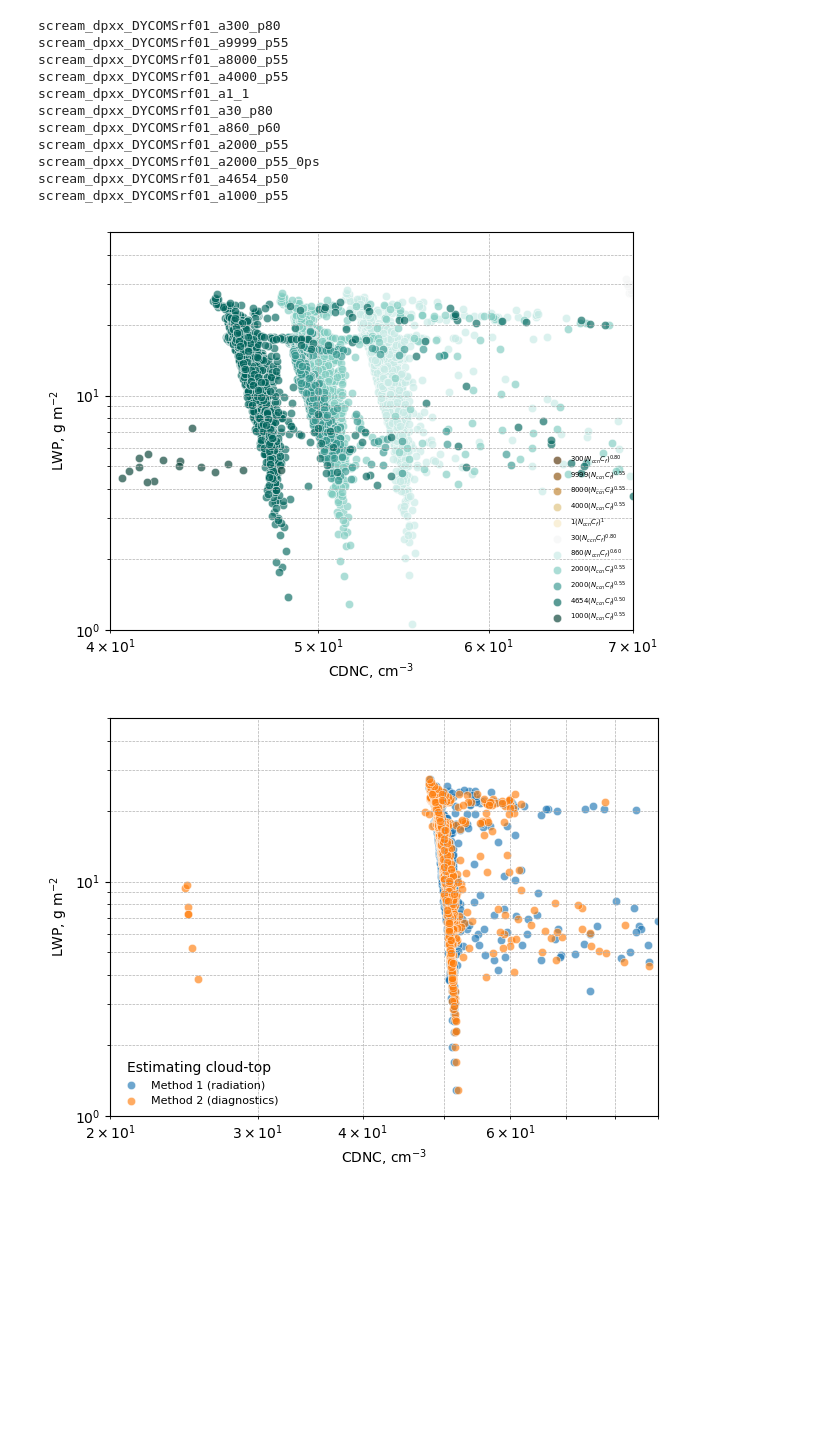
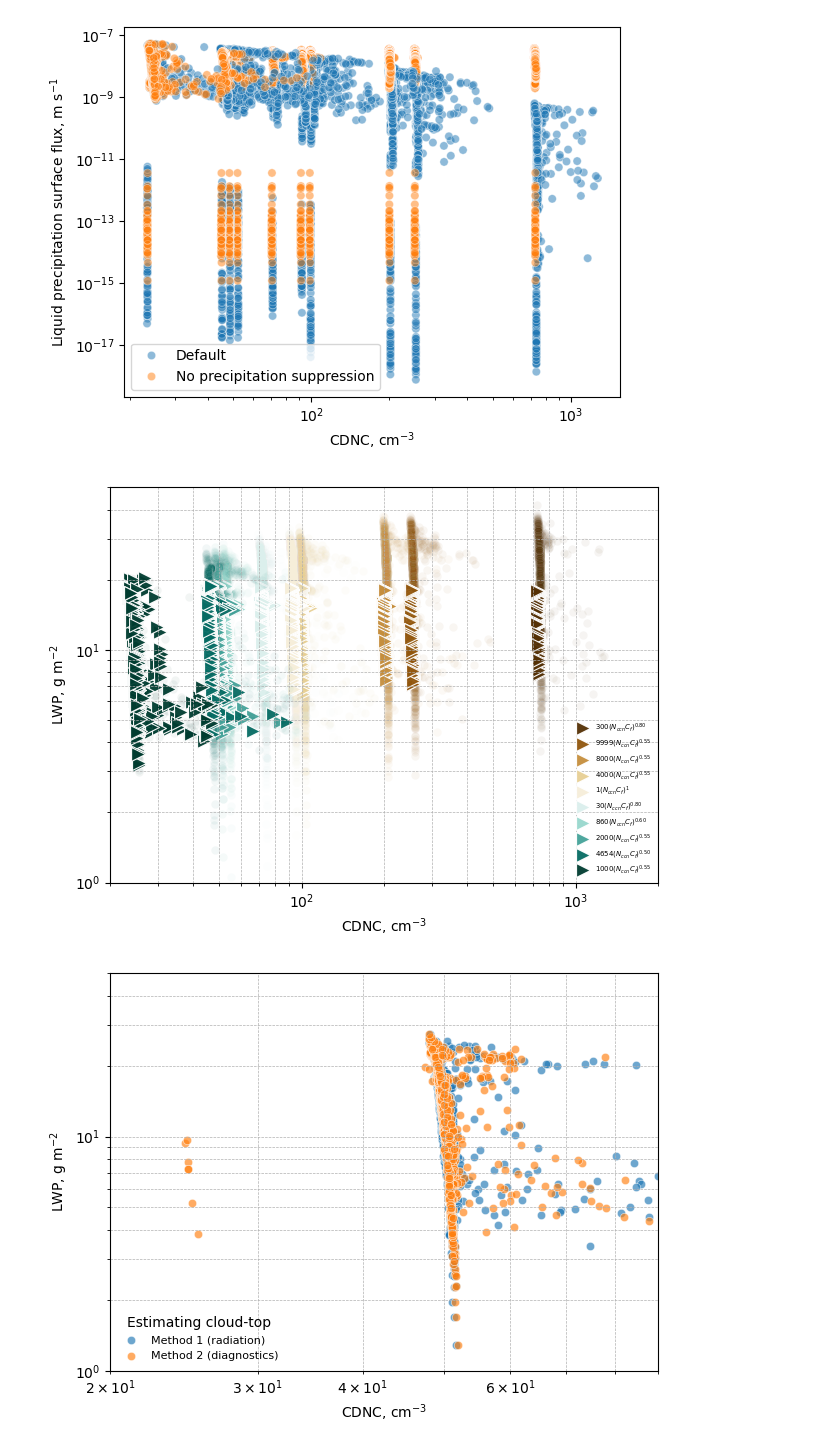
Before and after one commit to mahf708/scmlib, a Jupyter notebook: inverted-v-res-study/analysis/notes.ipynb, the cells around one changed output. Saved outputs shown, nothing was run; the diff lists cells and outputs as text; code cells hidden in the pictures; blank space fills up the shorter version.

```diff
--- a/inverted-v-res-study/analysis/notes.ipynb
+++ b/inverted-v-res-study/analysis/notes.ipynb
@@ -20,27 +33 @@ exps = [
 ]
-# %%
-data = {}; dfs = {}
-for exp in exps:
-    data[exp] = xr.open_mfdataset(f"/pscratch/sd/m/mahf708/dp_screamxx_aero_pert/{exp}/run/{exp}.scream.h.INSTANT.nmins_x5.1999-*.nc")
-    dfs[exp] = data[exp][["cdnc_at_cldtop", "cldfrac_liq_at_cldtop", "LiqWaterPath"]].unify_chunks().to_dataframe()
-# %%
-ds = data["scream_dpxx_DYCOMSrf01_a300_p80"]["DryStaticEnergy"]
-
-
-# lazy hist
-hist, bin_edges = xr.apply_ufunc(
-    lambda x: np.histogram(x, bins=10),
-    ds,
-    input_core_dims=[['time', 'ncol', 'lev']],
-    output_core_dims=[['bin'], ['bin_edges']],
-    vectorize=True,
-    dask='parallelized',
-    output_dtypes=[np.int64, np.float64],
-    output_sizes={'bin': 10, 'bin_edges': 11}  # specify the number of bins and bin edges
-)
-# eager hist
-array = ds.values
-hist2, bin_edges2 = np.histogram(array, bins=10)
-
-assert(hist.values == hist2).all()
-assert(bin_edges.values == bin_edges2).all()
@@ -80,39 +236,39 @@ for df in dfs.values():
+# %%
+sns.scatterplot(data=big_df_ri, y="precip_liq_surf_mass_flux", x="cdnc_at_cldtop", hue="Sensitivity", alpha=0.5)
+plt.xscale("log")
+plt.yscale("log")
+plt.xlabel(f"CDNC, cm$^{{-3}}$")
+plt.ylabel(f"Liquid precipitation surface flux, m s$^{{-1}}$")
+plt.legend(loc="lower left")
+plt.savefig("../../aerosol-pert-mania/precip_cdnc.png", dpi=300, bbox_inches="tight")
+# %% [output]
+[figure, added]
 # %%
 for exp in exps:
-    print(exp)
-    df = dfs[exp]
+    df1 = dfs[exp]
+    df2 = dfs[exp[:-4]]
     # change color for each experiment
-    colors = plt.cm.BrBG(np.linspace(0, 1, len(dfs)))
+    colors = plt.cm.BrBG(np.linspace(0, 1, len(exps)))
     color = colors[exps.index(exp)]
     a, b = exp.split("_")[3:5]
     a = a.replace("a", "")
     b = b.replace("p", "0.")
-    sns.scatterplot(data=df, x="cdnc_at_cldtop", y="LiqWaterPath", alpha=0.65, color=color, label=f"${a} (N_{{ccn}} C_{{f}})^{{{b}}}$")
+    sns.scatterplot(data=df2, x="cdnc_at_cldtop", y="LiqWaterPath", alpha=0.05, marker='o', color=color)
+    sns.scatterplot(data=df1, x="cdnc_at_cldtop", y="LiqWaterPath", alpha=0.95, marker='>', color=color, label=f"${a} (N_{{ccn}} C_{{f}})^{{{b}}}$", s=100)
     # Set xscale and yscale to log
-    plt.xscale("log"); plt.xlim(4e1, 7e1)
+    plt.xscale("log"); plt.xlim(2e1, 2e3)
     plt.yscale("log"); plt.ylim(1e0, 5e1)
     plt.xlabel(f"CDNC, cm$^{{-3}}$")
     plt.ylabel(f"LWP, g m$^{{-2}}$")
     # make the grid at every minor tick
     plt.grid(True, which='both', linestyle='--', linewidth=0.5)
 # plt.legend(bbox_to_anchor=(1.05, 0.80), loc='upper left', fontsize=10)
 # remove the legend
 plt.legend(loc='lower right', fontsize=5, frameon=False)
 plt.tight_layout()
-plt.savefig(f"../../aerosol-pert-mania/lwp-cdnc_zoom2.png", dpi=300, bbox_inches='tight')
+plt.savefig(f"../../aerosol-pert-mania/lwp-cdnc-0ps-jmu.png", dpi=300, bbox_inches='tight')
 # %% [output]
-scream_dpxx_DYCOMSrf01_a300_p80
-scream_dpxx_DYCOMSrf01_a9999_p55
-scream_dpxx_DYCOMSrf01_a8000_p55
-scream_dpxx_DYCOMSrf01_a4000_p55
-scream_dpxx_DYCOMSrf01_a1_1
-scream_dpxx_DYCOMSrf01_a30_p80
-scream_dpxx_DYCOMSrf01_a860_p60
-scream_dpxx_DYCOMSrf01_a2000_p55
-scream_dpxx_DYCOMSrf01_a2000_p55_0ps
-scream_dpxx_DYCOMSrf01_a4654_p50
-scream_dpxx_DYCOMSrf01_a1000_p55
-[figure, old version]
+[figure, new version]
 # %%
 some_df = pd.DataFrame()
 
```
Also changed, not shown: parts of 15 cells of this notebook, 3 other files.
